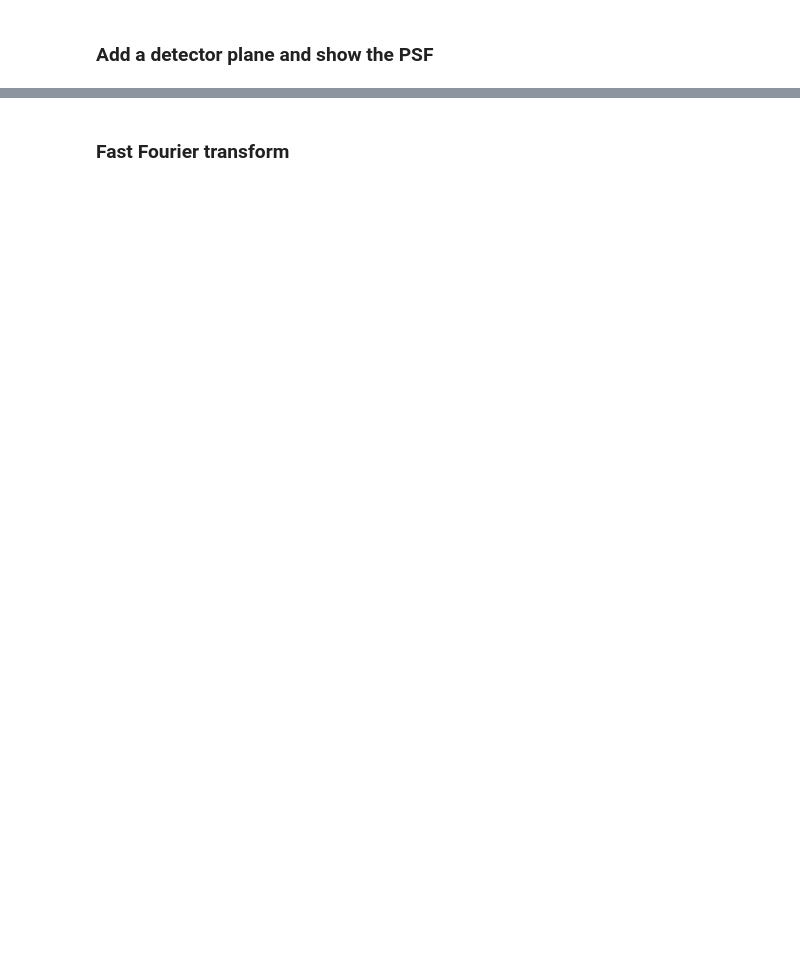
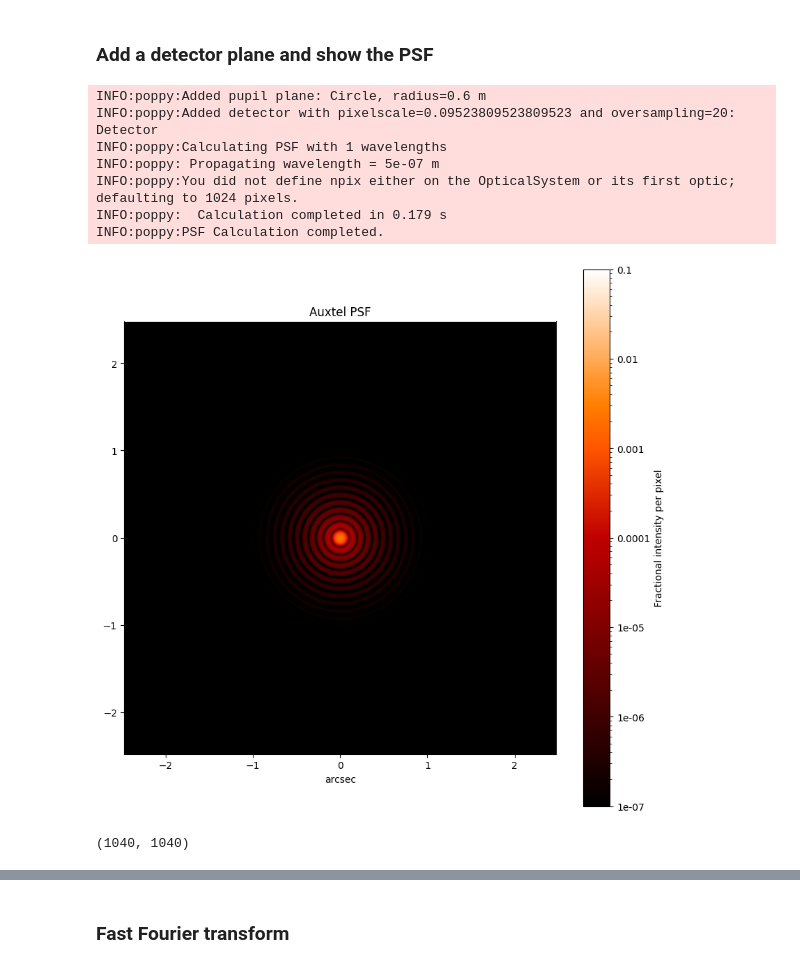
Before and after one commit to sylvielsstfr/AuxtelPSFpoppy, a Jupyter notebook: docs/notebooks/introdiffraction/01_SlidePoppyDiffraction.ipynb, the cells around one changed output, grey strips where cells are left out. Cells and saved outputs as stored; diff of their text form; code cells hidden in the pictures; blank space fills up the shorter version.

```diff
--- a/docs/notebooks/introdiffraction/01_SlidePoppyDiffraction.ipynb
+++ b/docs/notebooks/introdiffraction/01_SlidePoppyDiffraction.ipynb
@@ -129,11 +164,23 @@ ap.display(colorbar=True,what='both')
 # %%
  # evaluate on 1024 x 1024 grid
 osys.add_pupil(ap)    # pupil radius in meters
 osys.add_detector(pixelscale=pix_scale, fov_arcsec=fov_arcsec)  # image plane coordinates in arcseconds
-psf = osys.calc_psf(wl)                            # wavelength in microns
-poppy.display_psf(psf, title='Auxtel PSF')
+psf = osys.calc_psf(wl,display_intermediates=False)   # wavelength in microns
+fig,ax = plt.subplots(1,1,figsize=(10,10))
+poppy.display_psf(psf, title='Auxtel PSF',ax=ax)
 plt.savefig('example_airy.png', dpi=100)
+# %% [output]
+INFO:poppy:Added pupil plane: Circle, radius=0.6 m
+INFO:poppy:Added detector with pixelscale=0.09523809523809523 and oversampling=20: Detector
+INFO:poppy:Calculating PSF with 1 wavelengths
+INFO:poppy: Propagating wavelength = 5e-07 m
+INFO:poppy:You did not define npix either on the OpticalSystem or its first optic; defaulting to 1024 pixels.
+INFO:poppy:  Calculation completed in 0.179 s
+INFO:poppy:PSF Calculation completed.
+[figure, added]
 # %%
 psf[0].data.shape
+# %% [output]
+(1040, 1040)
 # %%
 fov_arcsec/pix_scale
```
Also changed, not shown: parts of 13 cells of this notebook.
